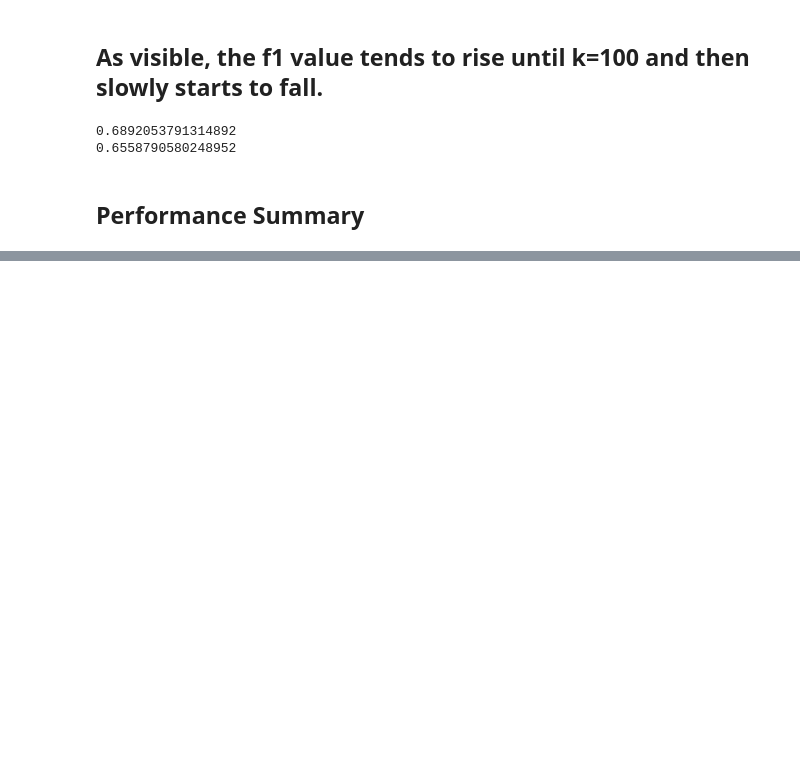
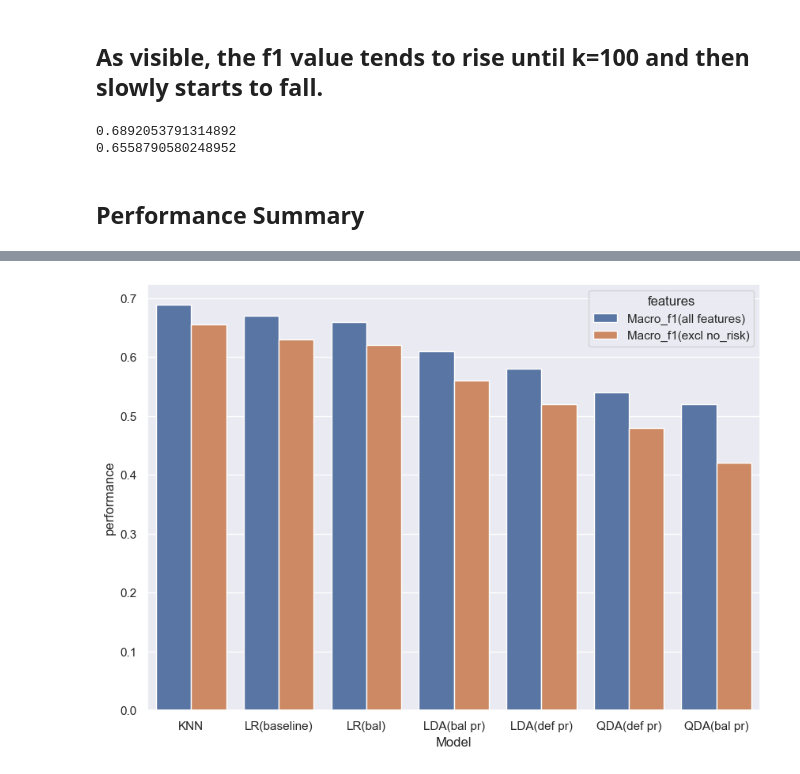
Before and after one commit to Mussab157/Wildfire-Prediction-Classification, a Jupyter notebook: notebooks/03_modelling.ipynb, the cells around one changed output, grey strips where cells are left out. Cells and saved outputs as stored; diff of their text form; code cells hidden in the pictures; blank space fills up the shorter version.

```diff
--- a/notebooks/03_modelling.ipynb
+++ b/notebooks/03_modelling.ipynb
@@ -385,0 +386,3 @@ df
+# %%
+dfm=pd.melt(df, id_vars='Model',var_name='features', value_name='performance')
+dfm
@@ -385,0 +405,7 @@ df
+# %%
+plt.figure(figsize=(10,7))
+sb.set_style('darkgrid')
+sb.despine(left=True)
+ax=sb.barplot(x='Model', y='performance', hue='features', data=dfm)
+# %% [output]
+[figure, added]
```
Also changed, not shown: parts of 2 cells of this notebook, 1 other file.
